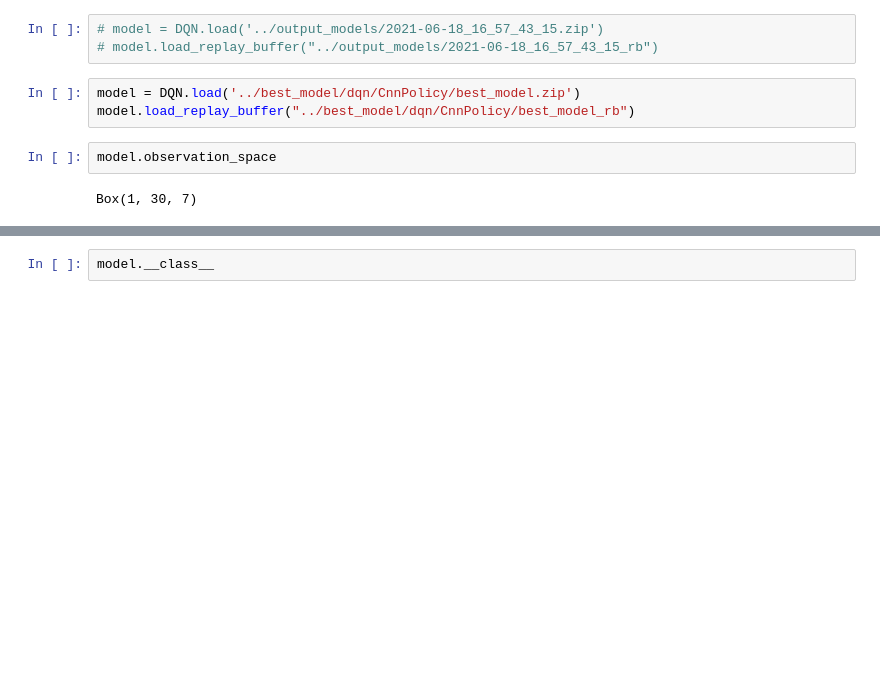
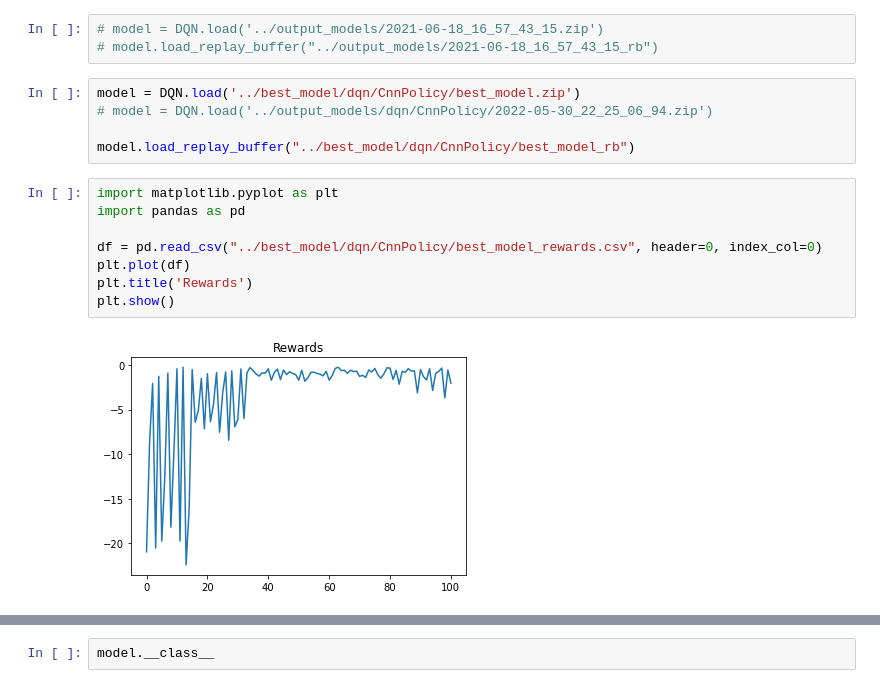
Before and after one commit to justyna3773/trainloop-driver, a Jupyter notebook: analysis/interpret_dqn_cnn.ipynb, the cells around one changed output, grey strips where cells are left out. Drawn from its saved outputs; the diff is of its cells as text; blank space fills up the shorter version.

```diff
--- a/analysis/interpret_dqn_cnn.ipynb
+++ b/analysis/interpret_dqn_cnn.ipynb
@@ -28,11 +33,19 @@ sys.path.append(os.getcwd()+'/src/')
 # model.load_replay_buffer("../output_models/2021-06-18_16_57_43_15_rb")
 # %%
 model = DQN.load('../best_model/dqn/CnnPolicy/best_model.zip')
+# model = DQN.load('../output_models/dqn/CnnPolicy/2022-05-30_22_25_06_94.zip')
+
 model.load_replay_buffer("../best_model/dqn/CnnPolicy/best_model_rb")
-# %%
-model.observation_space
-# %% [output]
-Box(1, 30, 7)
+# %%
+import matplotlib.pyplot as plt
+import pandas as pd
+
+df = pd.read_csv("../best_model/dqn/CnnPolicy/best_model_rewards.csv", header=0, index_col=0)
+plt.plot(df)
+plt.title('Rewards')
+plt.show()
+# %% [output]
+[figure, added]
 # %%
 net = model.q_net
 net.eval()
```
Also changed, not shown: parts of 19 cells of this notebook, 21 other files.
